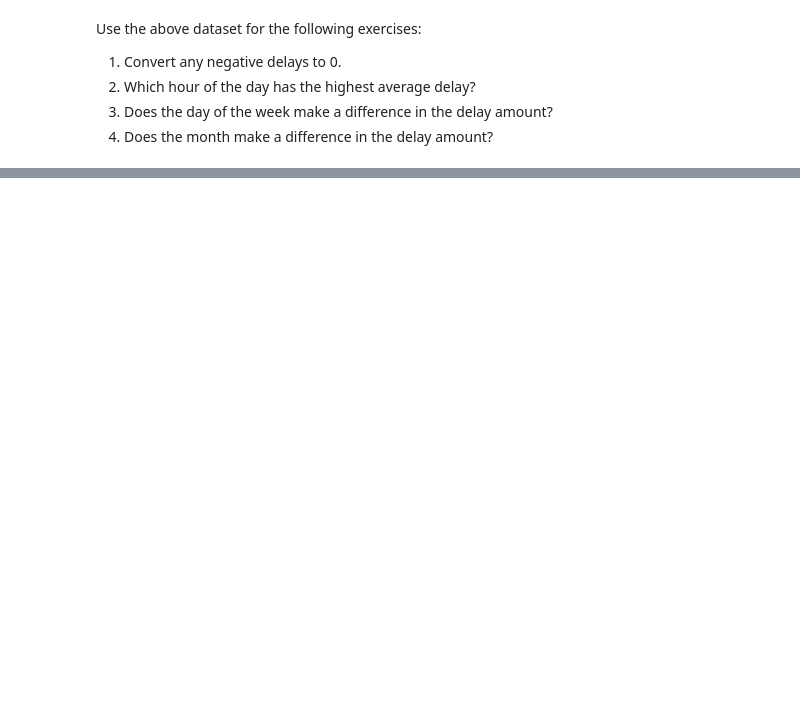
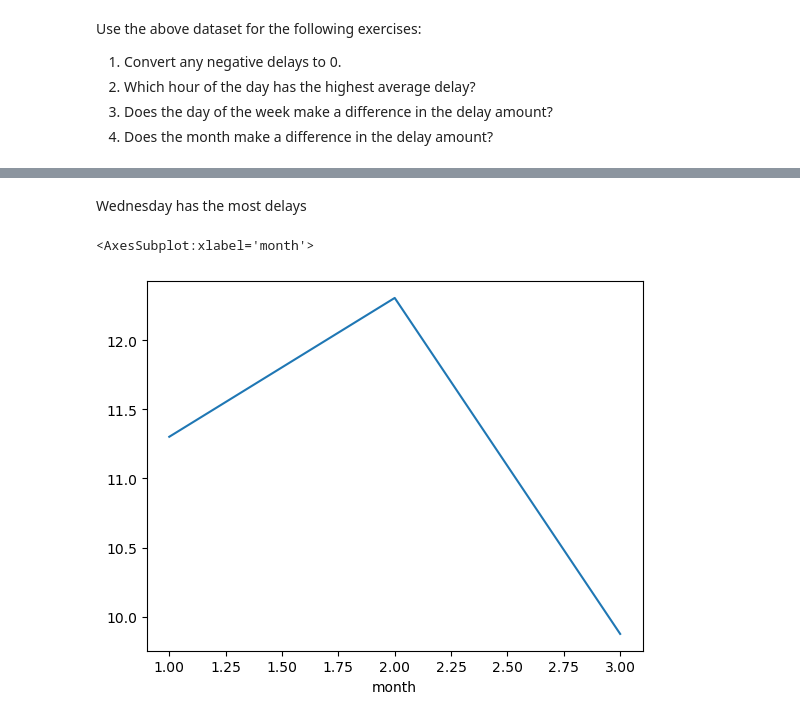
Before and after one commit to stephen-c-perry/time-series-exercises, a Jupyter notebook: datetime_exercises.ipynb, the cells around one changed output, grey strips where cells are left out. Saved outputs shown, nothing was run; the diff lists cells and outputs as text; code cells hidden in the pictures; blank space fills up the shorter version.

```diff
--- a/datetime_exercises.ipynb
+++ b/datetime_exercises.ipynb
@@ -232,3 +292,7 @@ Use the above dataset for the following exercises:
 2) Which hour of the day has the highest average delay?
 3) Does the day of the week make a difference in the delay amount?
 4) Does the month make a difference in the delay amount?
+# %%
+# 1) Convert any negative delays to 0
+flights['delay'].mask(flights['delay']<0,0, inplace=True)
+flights.head()
@@ -234,0 +306,4 @@ Use the above dataset for the following exercises:
+# %%
+# 2) Which hour of the day has the highest average delay?
+flights = flights.set_index('date')
+flights.head(3)
@@ -234,0 +316,2 @@ Use the above dataset for the following exercises:
+# %%
+flights['hour'] = flights.index.hour
@@ -234,0 +330,5 @@ Use the above dataset for the following exercises:
+# %%
+# 3) Does the day of the week make a difference in the delay amount?
+flights['date'] = flights.index
+day_of_week = pd.DataFrame(flights['date'].dt.day_name())
+day_of_week['date'].value_counts()
@@ -234,0 +344,10 @@ Use the above dataset for the following exercises:
+# %% [markdown]
+Wednesday has the most delays
+# %%
+#4) Does the month make a difference in the delay amount?
+flights['month'] = flights.date.dt.month
+delay_monthly = flights.groupby('month').mean()
+delay_monthly['delay'].plot()
+# %% [output]
+<AxesSubplot:xlabel='month'>
+[figure, added]
```
Also changed, not shown: parts of 17 cells of this notebook.
